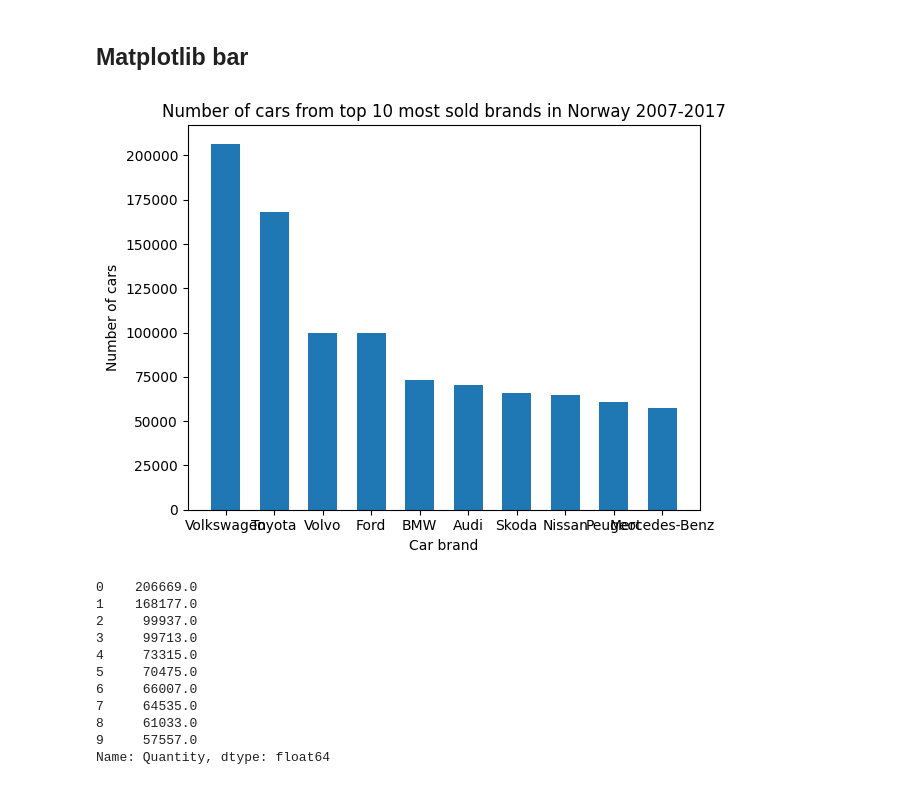
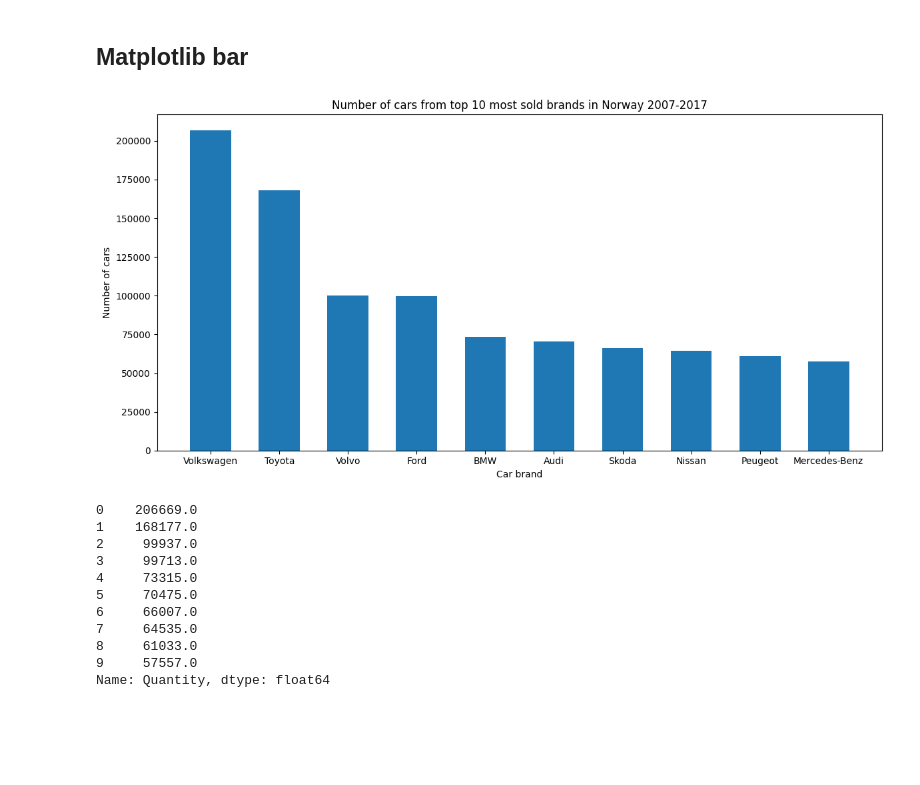
Before and after one commit to MarcusArdenstedt/data_visualization_Marcus_Ericsson_DE24, a Jupyter notebook: code_alongs/02_matplotlib_bar_line/matplotlib_line_bar.ipynb, the cells around one changed output. Saved outputs shown, nothing was run; the diff lists cells and outputs as text; code cells hidden in the pictures; blank space fills up the shorter version.

```diff
--- a/code_alongs/02_matplotlib_bar_line/matplotlib_line_bar.ipynb
+++ b/code_alongs/02_matplotlib_bar_line/matplotlib_line_bar.ipynb
@@ -99,25 +99,26 @@ import matplotlib.pyplot as plt
 # %%
 
 
 df_quantity_top_10 = df_quantity_brand.iloc[:10]
-fig, ax = plt.subplots()
+fig, ax = plt.subplots(figsize = (12,6))
 ax.bar(
     x= df_quantity_top_10["Brand"],
     height = df_quantity_top_10["Quantity"],
-    width = 0.6
+    width= .6
+
 )
 
 ax.set(
     title="Number of cars from top 10 most sold brands in Norway 2007-2017",
     xlabel="Car brand",
-    ylabel="Number of cars",
+    ylabel="Number of cars"
     )
 
 
 fig.tight_layout()
 fig.savefig("figures/bars_top_10.cars.png")
 # %% [output]
-[figure, old version]
+[figure, new version]
 # %%
 df_quantity_top_10["Quantity"]
 # %% [output]
```
Also changed, not shown: parts of 4 cells of this notebook, 1 other file.
